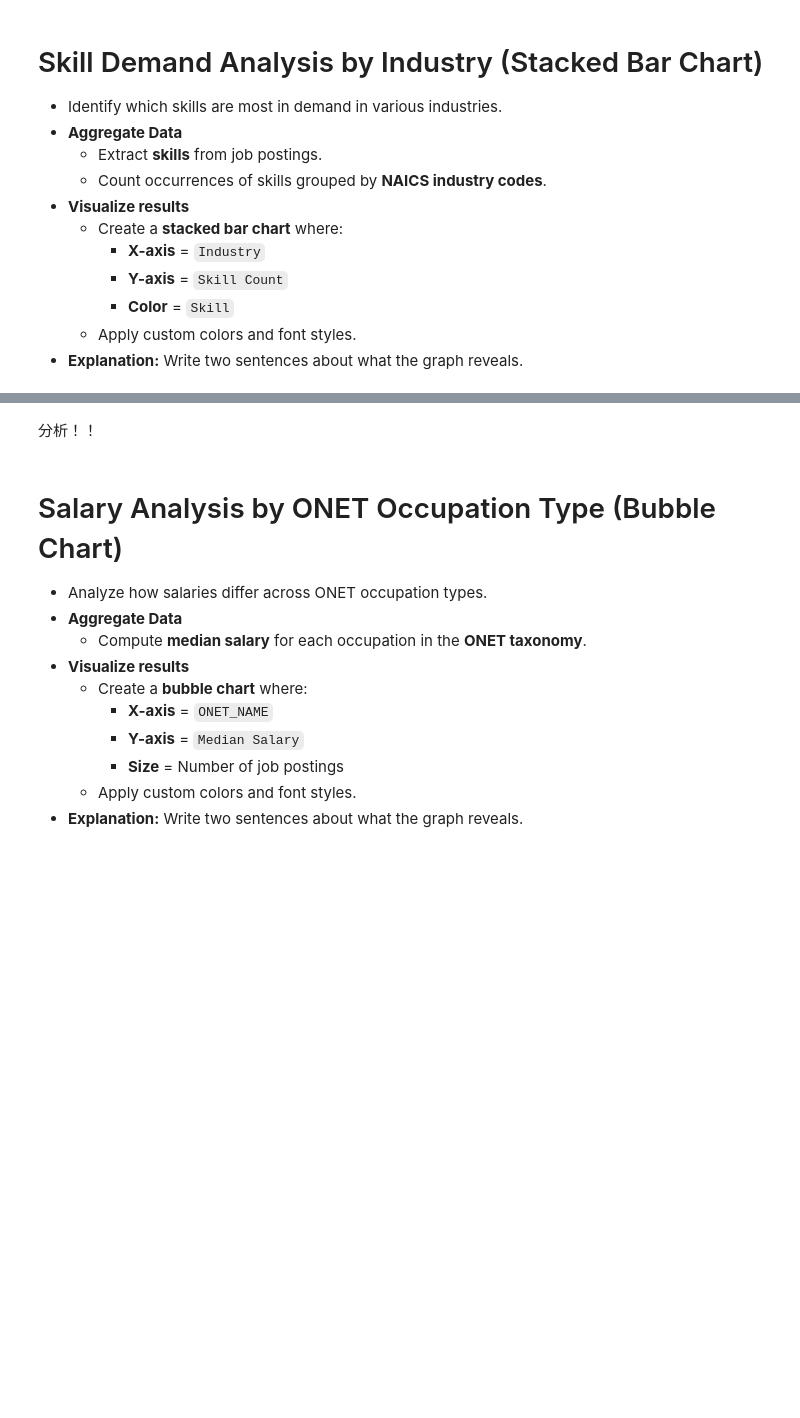
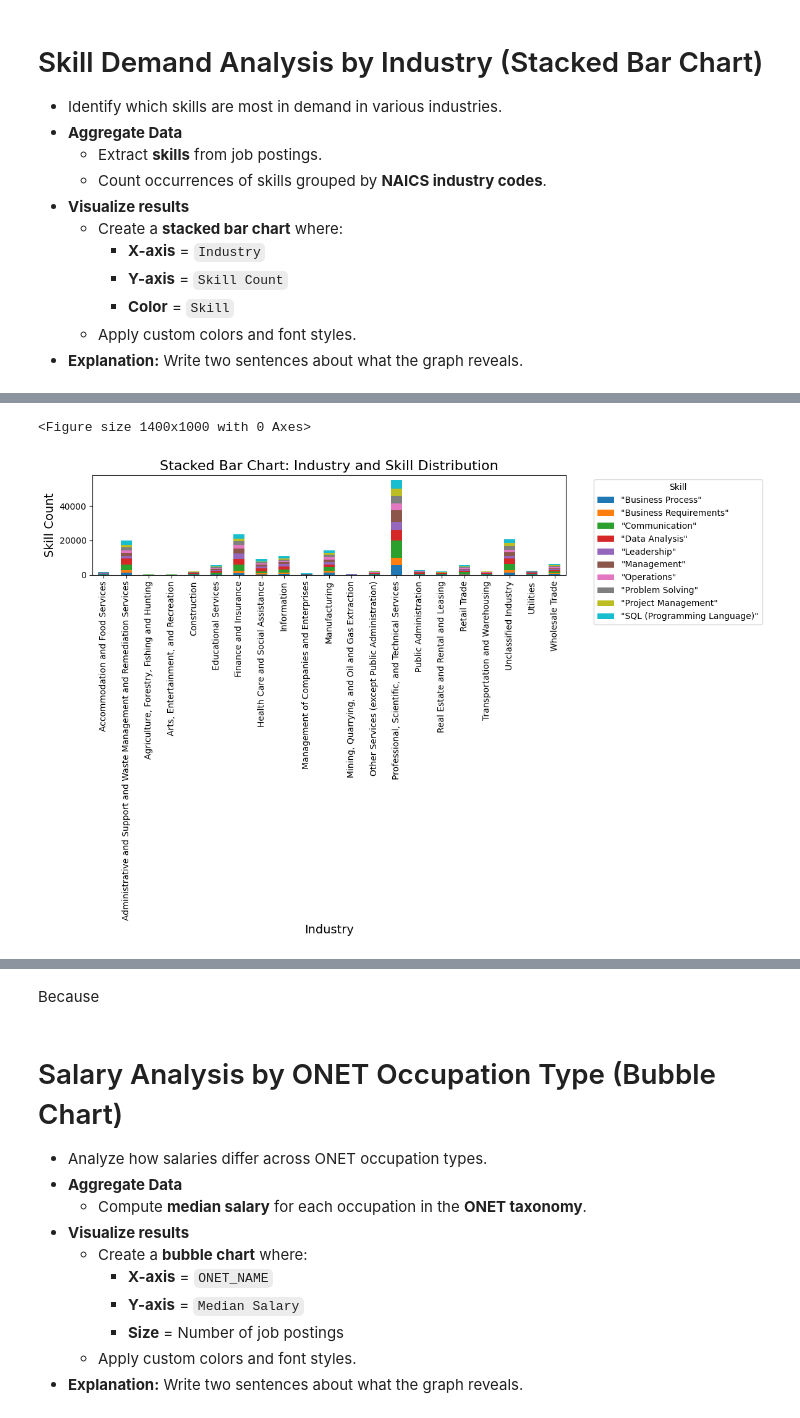
Before and after one commit to met-ad-688/lab06-CYXNBNBNB, a Jupyter notebook: lab06_YuxuanChen.ipynb, the cells around one changed output, grey strips where cells are left out. Drawn from its saved outputs; the diff is of its cells as text; code cells hidden in the pictures; blank space fills up the shorter version.

```diff
--- a/lab06_YuxuanChen.ipynb
+++ b/lab06_YuxuanChen.ipynb
@@ -331,33 +354,45 @@ pdf
 # %%
 import pandas as pd
 import matplotlib.pyplot as plt
 import seaborn as sns
 
 # 假设pdf是你的DataFrame
 # 例如，pdf = pd.read_csv('your_data.csv') 或者你已有的数据
 
-# 示例：聚合数据，根据NAICS2_NAME和Skill进行分组，计算每个组合的技能总数
-pdf_grouped = pdf.groupby(['NAICS2_NAME', 'Skill'])['count'].sum().unstack(fill_value=0)
+# 计算每个技能的总数量
+skill_count = pdf.groupby('Skill')['count'].sum().sort_values(ascending=False)
+
+# 选择最多的前十个技能
+top_skills = skill_count.head(10).index
+
+# 过滤原始数据，只保留前十个技能
+pdf_filtered = pdf[pdf['Skill'].isin(top_skills)]
+
+# 聚合数据，根据NAICS2_NAME和Skill进行分组，计算每个组合的技能总数
+pdf_grouped = pdf_filtered.groupby(['NAICS2_NAME', 'Skill'])['count'].sum().unstack(fill_value=0)
 
 # 绘制堆积条形图
-plt.figure(figsize=(10, 7))
+plt.figure(figsize=(14, 10))
 pdf_grouped.plot(kind='bar', stacked=True, figsize=(12, 8))
 
 # 设置标题和标签
 plt.title('Stacked Bar Chart: Industry and Skill Distribution', fontsize=16)
 plt.xlabel('Industry', fontsize=14)
 plt.ylabel('Skill Count', fontsize=14)
 
 # 显示图例
 plt.legend(title='Skill', bbox_to_anchor=(1.05, 1), loc='upper left')
 
 # 显示图形
 plt.tight_layout()
 plt.show()
+# %% [output]
+<Figure size 1400x1000 with 0 Axes>
+[figure, added]
 # %% [markdown]
 ![Question 6](output/Q6.png)
-# %% [markdown]
-分析！！
+# %% [markdown]
+Because
 # %% [markdown]
 
 # Salary Analysis by ONET Occupation Type (Bubble Chart)
```
Also changed, not shown: parts of 1 cell of this notebook, 1 other file.
